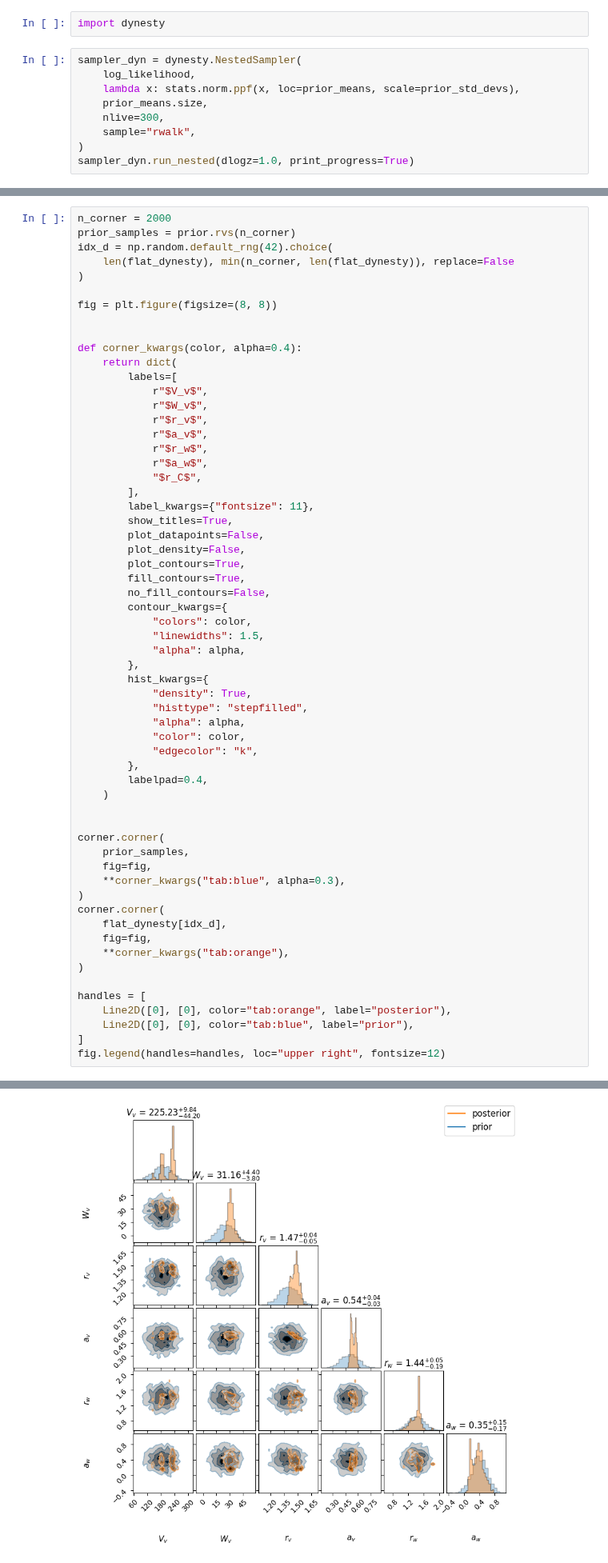
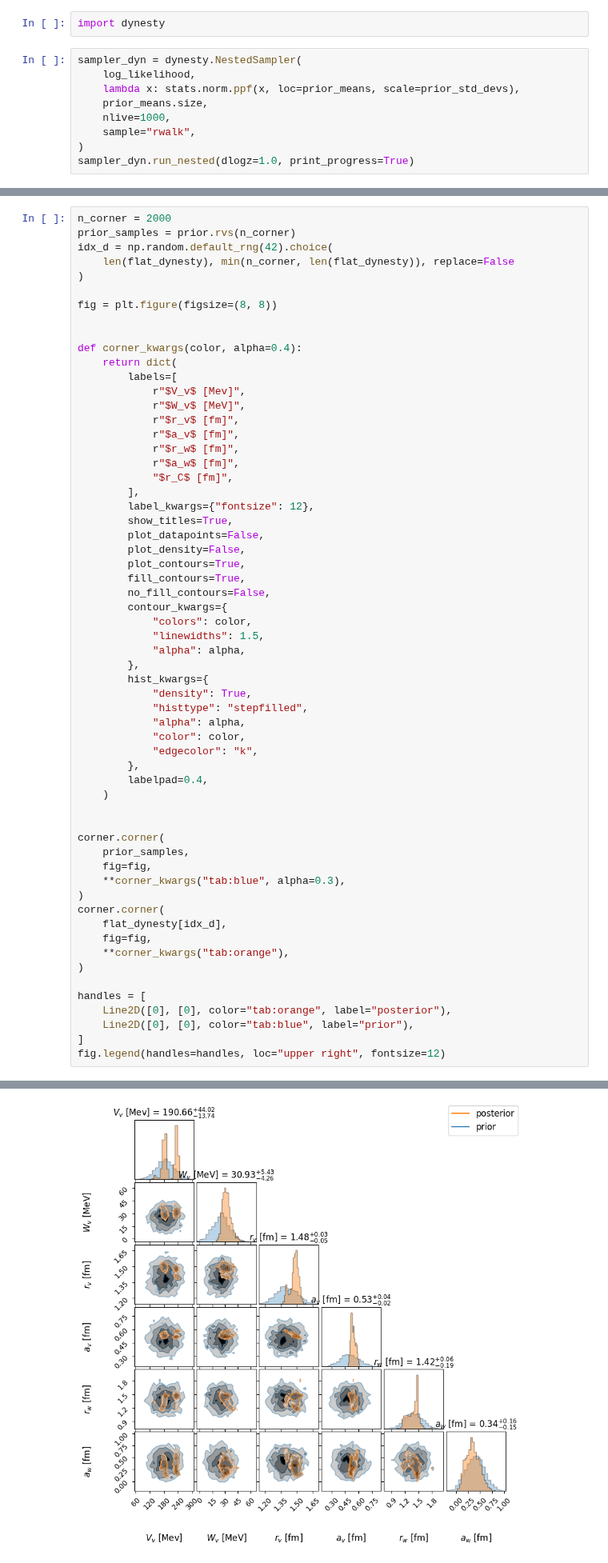
Before and after one commit to beykyle/jitr, a Jupyter notebook: examples/notebooks/quickstart.ipynb, the cells around one changed output, grey strips where cells are left out. Shown at 80% size. Cells and saved outputs as stored; diff of their text form.

```diff
--- a/examples/notebooks/quickstart.ipynb
+++ b/examples/notebooks/quickstart.ipynb
@@ -218,7 +218,7 @@ sampler_dyn = dynesty.NestedSampler(
     log_likelihood,
     lambda x: stats.norm.ppf(x, loc=prior_means, scale=prior_std_devs),
     prior_means.size,
-    nlive=300,
+    nlive=1000,
     sample="rwalk",
 )
 sampler_dyn.run_nested(dlogz=1.0, print_progress=True)
@@ -253,15 +253,15 @@ fig = plt.figure(figsize=(8, 8))
 def corner_kwargs(color, alpha=0.4):
     return dict(
         labels=[
-            r"$V_v$",
-            r"$W_v$",
-            r"$r_v$",
-            r"$a_v$",
-            r"$r_w$",
-            r"$a_w$",
-            "$r_C$",
+            r"$V_v$ [Mev]",
+            r"$W_v$ [MeV]",
+            r"$r_v$ [fm]",
+            r"$a_v$ [fm]",
+            r"$r_w$ [fm]",
+            r"$a_w$ [fm]",
+            "$r_C$ [fm]",
         ],
-        label_kwargs={"fontsize": 11},
+        label_kwargs={"fontsize": 12},
         show_titles=True,
         plot_datapoints=False,
         plot_density=False,
@@ -275,34 +275,34 @@ def corner_kwargs(color, alpha=0.4):
         },
         hist_kwargs={
             "density": True,
             "histtype": "stepfilled",
             "alpha": alpha,
             "color": color,
             "edgecolor": "k",
         },
         labelpad=0.4,
     )
 
 
 corner.corner(
     prior_samples,
     fig=fig,
     **corner_kwargs("tab:blue", alpha=0.3),
 )
 corner.corner(
     flat_dynesty[idx_d],
     fig=fig,
     **corner_kwargs("tab:orange"),
 )
 
 handles = [
     Line2D([0], [0], color="tab:orange", label="posterior"),
     Line2D([0], [0], color="tab:blue", label="prior"),
 ]
 fig.legend(handles=handles, loc="upper right", fontsize=12)
 # %% [output]
 <matplotlib.legend.Legend at 0x...>
-[figure, old version]
+[figure, new version]
 # %% [markdown]
 Voila! Notice the famous *discrete ambiguity* in $V_v$. The real depth can take values of $\approx$100, 135, 165, 185, 220… MeV, each of which adds an interior node to the scattering wavefunction. Because this effect is roughly the same across all partial waves, ***the predicted cross sections are roughly the same for each value***. This is one of several well known "parameter ambiguities" observed when fitting optical potentials, and is discussed in (among other places) [this 1971 review paper by Hodgson](https://iopscience.iop.org/article/10.1088/0034-4885/34/2/306/meta).
 
```
Also changed, not shown: parts of 5 cells of this notebook, 4 other files.
